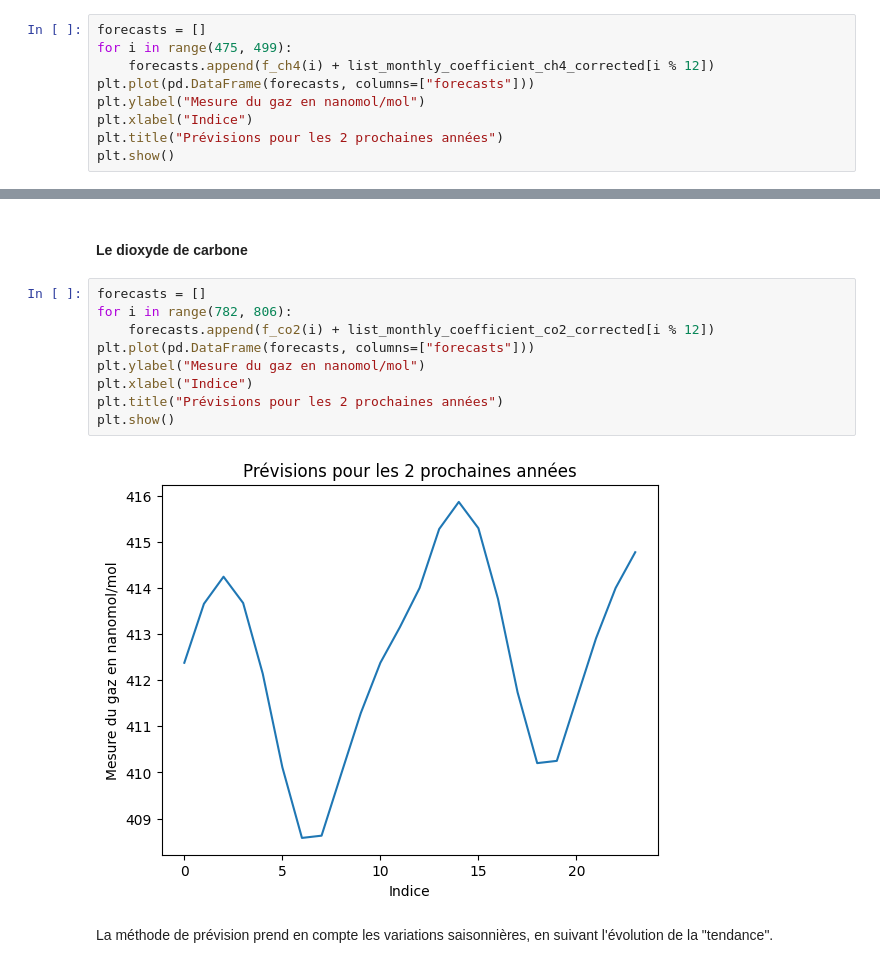
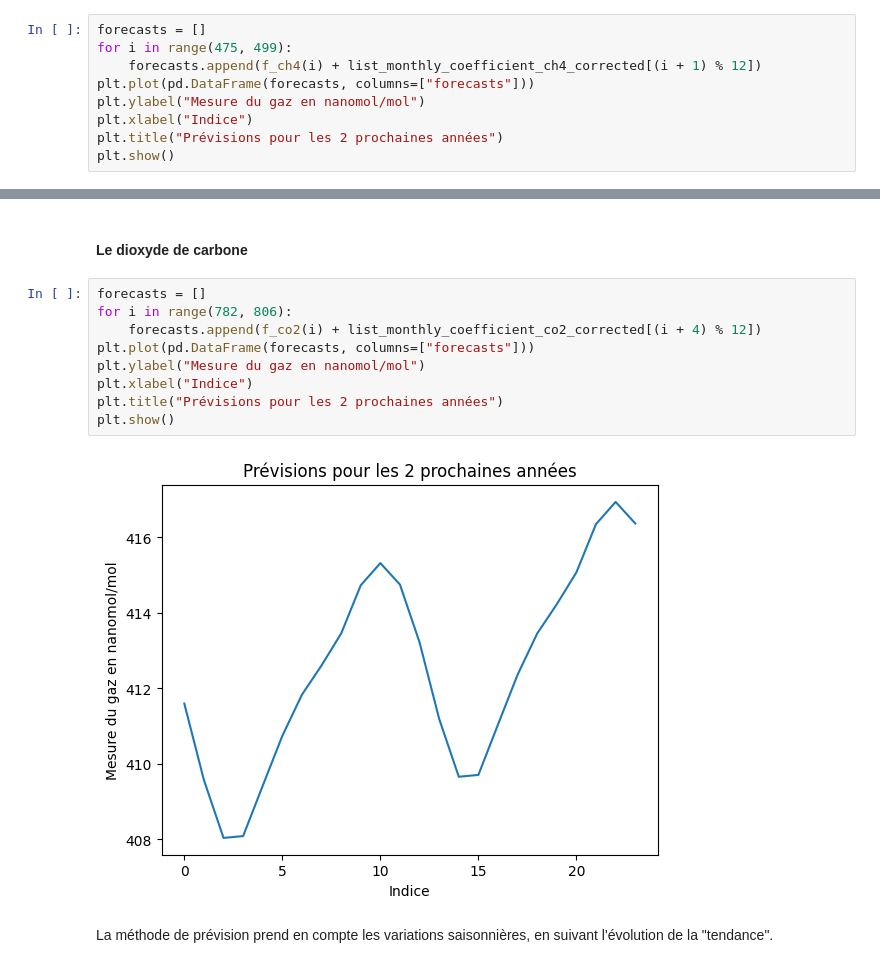
Before and after one commit to baptistegeorget/AnalyseGaz, a Jupyter notebook: Projet stats.ipynb, the cells around one changed output, grey strips where cells are left out. Cells and saved outputs as stored; diff of their text form.

```diff
--- a/Projet stats.ipynb
+++ b/Projet stats.ipynb
@@ -345,7 +345,7 @@ On observe une tendance croissante, cette tendance correspond à l'évolution gl
 # %%
 forecasts = []
 for i in range(475, 499):
-    forecasts.append(f_ch4(i) + list_monthly_coefficient_ch4_corrected[i % 12])
+    forecasts.append(f_ch4(i) + list_monthly_coefficient_ch4_corrected[(i + 1) % 12])
 plt.plot(pd.DataFrame(forecasts, columns=["forecasts"]))
 plt.ylabel("Mesure du gaz en nanomol/mol")
 plt.xlabel("Indice")
@@ -360,14 +360,14 @@ La méthode de prévision prend en compte les variations saisonnières, en suiva
 # %%
 forecasts = []
 for i in range(782, 806):
-    forecasts.append(f_co2(i) + list_monthly_coefficient_co2_corrected[i % 12])
+    forecasts.append(f_co2(i) + list_monthly_coefficient_co2_corrected[(i + 4) % 12])
 plt.plot(pd.DataFrame(forecasts, columns=["forecasts"]))
 plt.ylabel("Mesure du gaz en nanomol/mol")
 plt.xlabel("Indice")
 plt.title("Prévisions pour les 2 prochaines années")
 plt.show()
 # %% [output]
-[figure, old version]
+[figure, new version]
 # %% [markdown]
 La méthode de prévision prend en compte les variations saisonnières, en suivant l'évolution de la "tendance".
 # %% [markdown]
```
Also changed, not shown: parts of 54 cells of this notebook.
